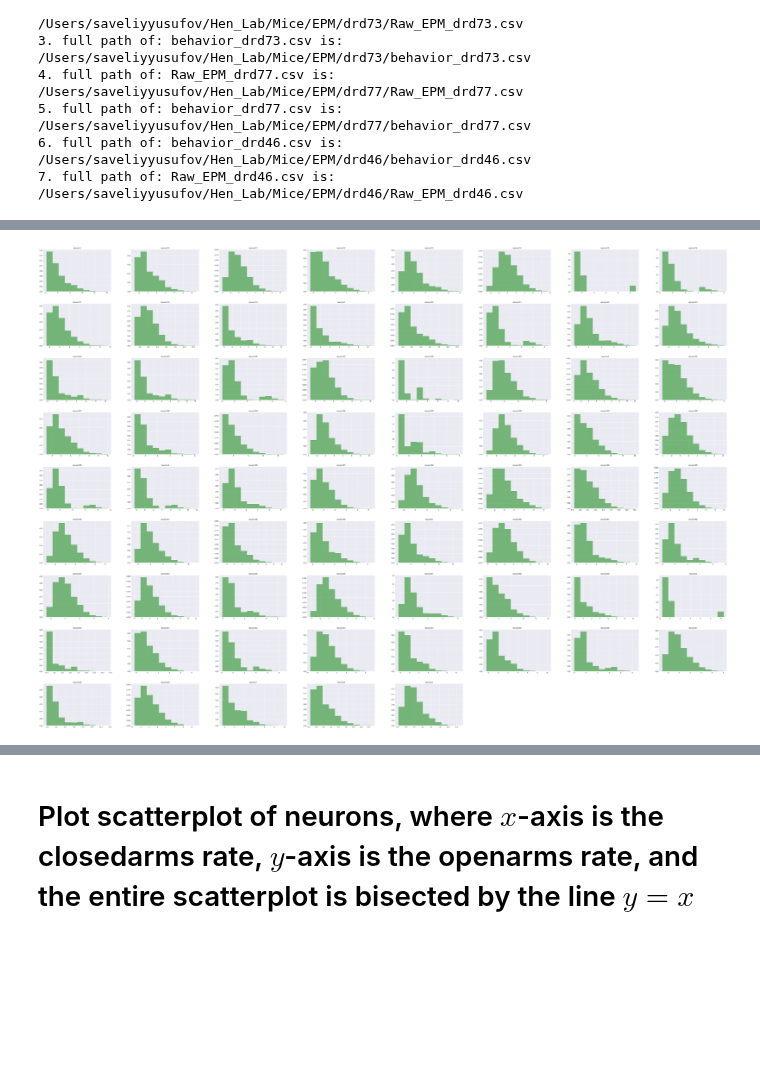
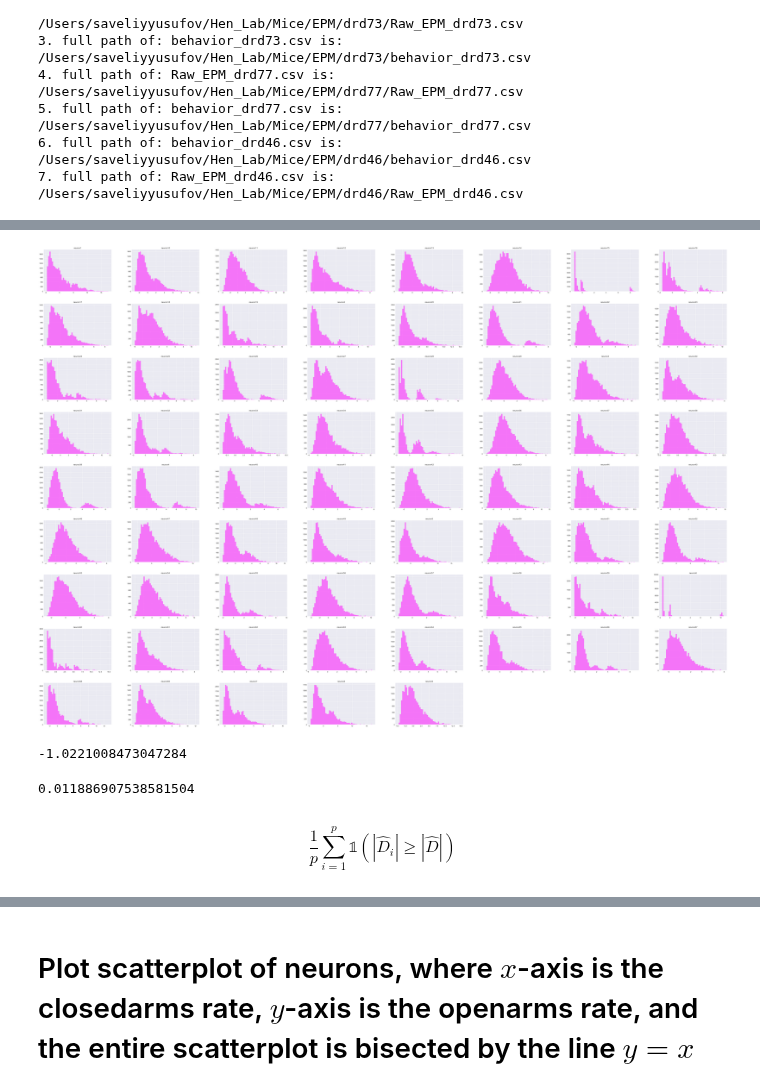
Before and after one commit to smu160/PvsNP, a Jupyter notebook: EPM_Analysis.ipynb, the cells around one changed output, grey strips where cells are left out. Saved outputs shown, nothing was run; the diff lists cells and outputs as text; code cells hidden in the pictures; blank space fills up the shorter version.

```diff
--- a/EPM_Analysis.ipynb
+++ b/EPM_Analysis.ipynb
@@ -47,16 +47,8 @@ _, AUC_dataframe, cell_transients_dataframe = SigProc.detect_ca_transients_mossy
 # %%
-behavior_column_names = ['Trial_time', 'Recording_time', 'X_center', 'Y_center', 'Area', 'Areachange',
+behavior_column_names = ["Trial_time", "Recording_time", "X_center", "Y_center", "Area", "Areachange",
                          'Elongation', 'Distance_moved', 'Velocity', 'Arena_centerpoint',
                          'Open1_centerpoint', 'Open2_centerpoint',
                          'Closed1_centerpoint', 'Closed2_centerpoint',
                          'OpenArms_centerpoint', 'ClosedArms_centerpoint', 'Result_1']
 
 behavior_df = pd.read_csv(raw_files[0], header=None)
-behavior_df.columns = behavior_column_names
-behavior_df = au.downsample_dataframe(behavior_df, 3)
-
-# Define what constitutes as a running frame
-VELOCITY_CUTOFF = 4;
-
-# Adds "Running_frames" column to the end of the behavior Dataframe
-behavior_df["Running_frames"] = np.where(behavior_df["Velocity"] > VELOCITY_CUTOFF, 1, 0)
@@ -71,0 +55,2 @@ real_diff_of_means_df
+# %%
+fe = FeatureExtractor(cell_transients_df=cell_transients_dataframe, auc_df=auc_dataframe, behavior_df=behavior_df, behavior_col_names=behavior_column_names)
@@ -71,0 +76,3 @@ real_diff_of_means_df
+# %%
+real_diff_vals = fe.set_real_diff_df(fe.neuron_concated_behavior, fe.auc_df.columns, "OpenArms_centerpoint", "ClosedArms_centerpoint")
+real_diff_vals
@@ -72,7 +83,15 @@ real_diff_of_means_df
 # %%
-resampled_df = rs.shuffle(20000, neuron_concated_behavior, AUC_dataframe, "OpenArms_centerpoint", "ClosedArms_centerpoint")
+resampled_df = Resampler.shuffle(20000, fe.neuron_concated_behavior, fe.auc_df.columns, "OpenArms_centerpoint", "ClosedArms_centerpoint")
 # %%
-resampled_df.hist(alpha=0.5, color='g', density=True, figsize=(70, 50));
+resampled_df.hist(alpha=0.5, color='magenta', bins=50, figsize=(70, 50));
 # %% [output]
-[figure, old version]
+[figure, new version]
+# %%
+resampled_df["neuron1"].median()
+resampled_df["neuron1"].mean()
+# %% [output]
+-1.0221008473047284
+0.011886907538581504
+# %% [markdown]
+$$\frac{1}{p} \sum_{i=1}^{p} \mathbb{1}(|\hat{D}_i| \ge |\hat{D}|)$$
 # %%
```
Also changed, not shown: parts of 15 cells of this notebook.
